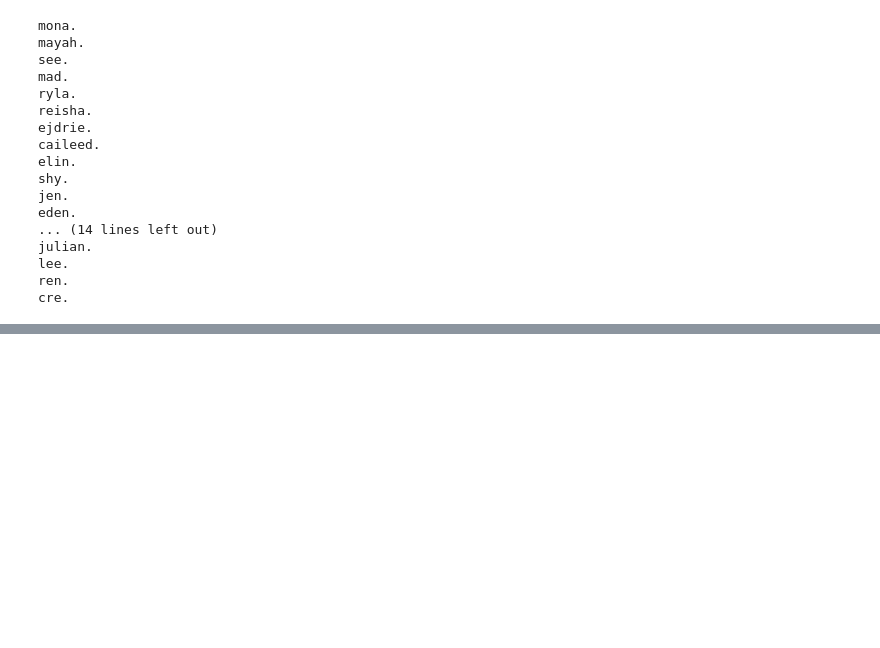
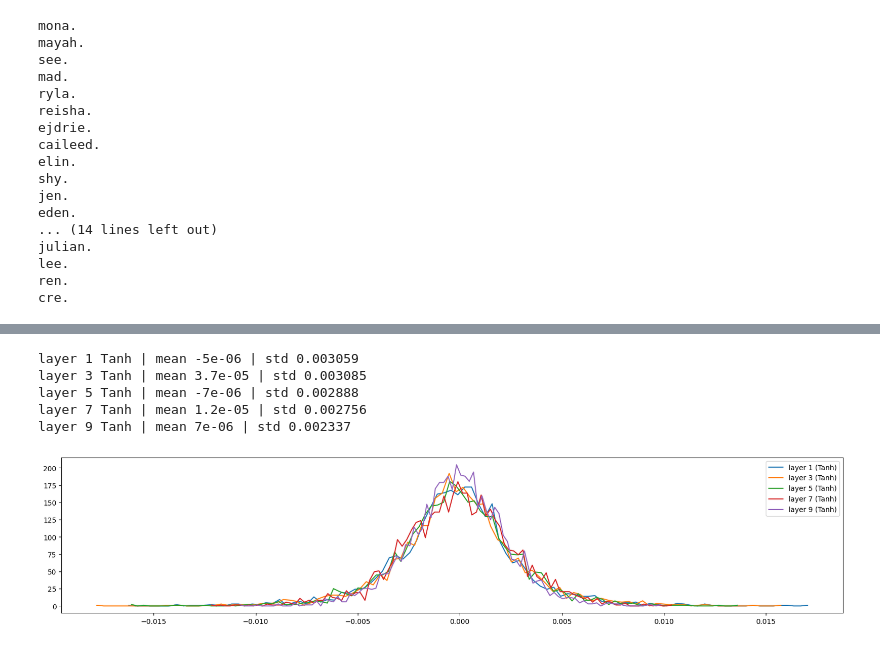
Before and after one commit to cweill/makemore, a Jupyter notebook: build_makemore_mlp2.ipynb, the cells around one changed output, grey strips where cells are left out. Drawn from its saved outputs; the diff is of its cells as text; code cells hidden in the pictures; blank space fills up the shorter version.

```diff
--- a/build_makemore_mlp2.ipynb
+++ b/build_makemore_mlp2.ipynb
@@ -271,0 +449,29 @@ cre.
+# %%
+# visualize histograms
+plt.figure(figsize=(20, 4))
+legends = []
+for i, layer in enumerate(layers[:-1]):
+    if isinstance(layer, Tanh):
+        t = layer.out.grad
+        print(
+            "layer",
+            i,
+            layer.__class__.__name__,
+            "| mean",
+            round(t.mean().item(), 6),
+            "| std",
+            round(t.std().item(), 6),
+        )
+        hy, hx = torch.histogram(t, density=True)
+        plt.plot(hx[:-1].detach().cpu().numpy(), hy.detach().cpu().numpy())
+        legends.append(f"layer {i} ({layer.__class__.__name__})")
+
+plt.legend(legends)
+plt.show("activation distribution")
+# %% [output]
+layer 1 Tanh | mean -5e-06 | std 0.003059
+layer 3 Tanh | mean 3.7e-05 | std 0.003085
+layer 5 Tanh | mean -7e-06 | std 0.002888
+layer 7 Tanh | mean 1.2e-05 | std 0.002756
+layer 9 Tanh | mean 7e-06 | std 0.002337
+[figure, added]
```
Also changed, not shown: parts of 5 cells of this notebook.
